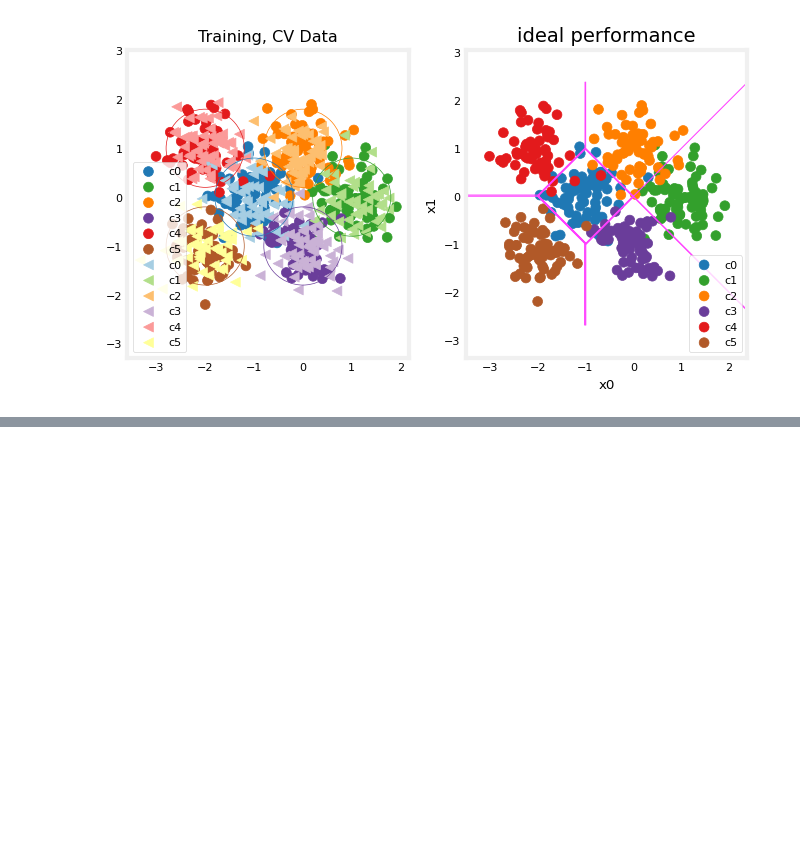
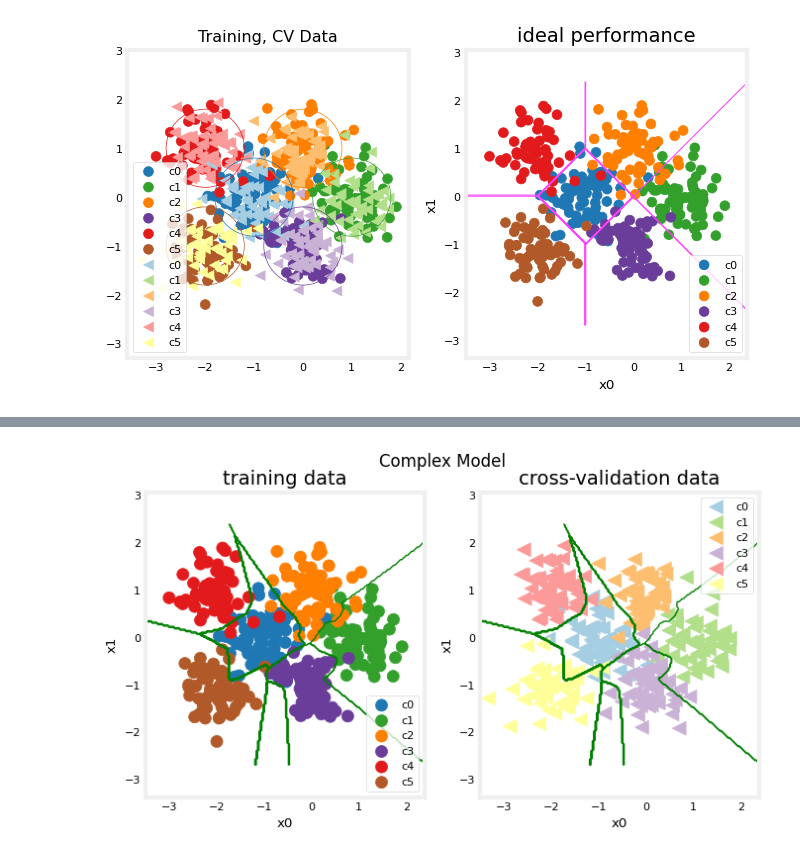
Before and after one commit to harsh194/machine_learning, a Jupyter notebook: Apply_ML.ipynb, the cells around one changed output, grey strips where cells are left out. Saved outputs shown, nothing was run; the diff lists cells and outputs as text; code cells hidden in the pictures; blank space fills up the shorter version.

```diff
--- a/Apply_ML.ipynb
+++ b/Apply_ML.ipynb
@@ -167,0 +178,17 @@ plt_train_eq_dist(X_train, y_train, classes, X_cv, y_cv, centers, std)
+# %%
+import logging
+logging.getLogger("tensorflow").setLevel(logging.ERROR)
+
+tf.random.set_seed(1234)
+model = Sequential(
+    [
+        tf.keras.layers.Dense(120, activation = "relu"),
+        tf.keras.layers.Dense(40, activation= "relu"),
+        tf.keras.layers.Dense(6, activation = "linear")
+    ], name = "Complex"
+)
+
+model.compile(
+    loss = SparseCategoricalCrossentropy(from_logits= True),
+    optimizer = tf.keras.optimizers.Adam(lr = 0.01),
+)
@@ -167,0 +197,9 @@ plt_train_eq_dist(X_train, y_train, classes, X_cv, y_cv, centers, std)
+# %%
+model.fit(
+    X_train, y_train,
+    epochs = 1000
+)
+# %%
+model_predict = lambda Xl: np.argmax(tf.nn.softmax(model.predict(Xl)).numpy(),axis=1)
+plt_nn(model_predict,X_train,y_train, classes, X_cv, y_cv, suptitle="Complex Model")
+# %% [output]
@@ -167,0 +208 @@ plt_train_eq_dist(X_train, y_train, classes, X_cv, y_cv, centers, std)
+[figure, added]
```
Also changed, not shown: parts of 15 cells of this notebook.
